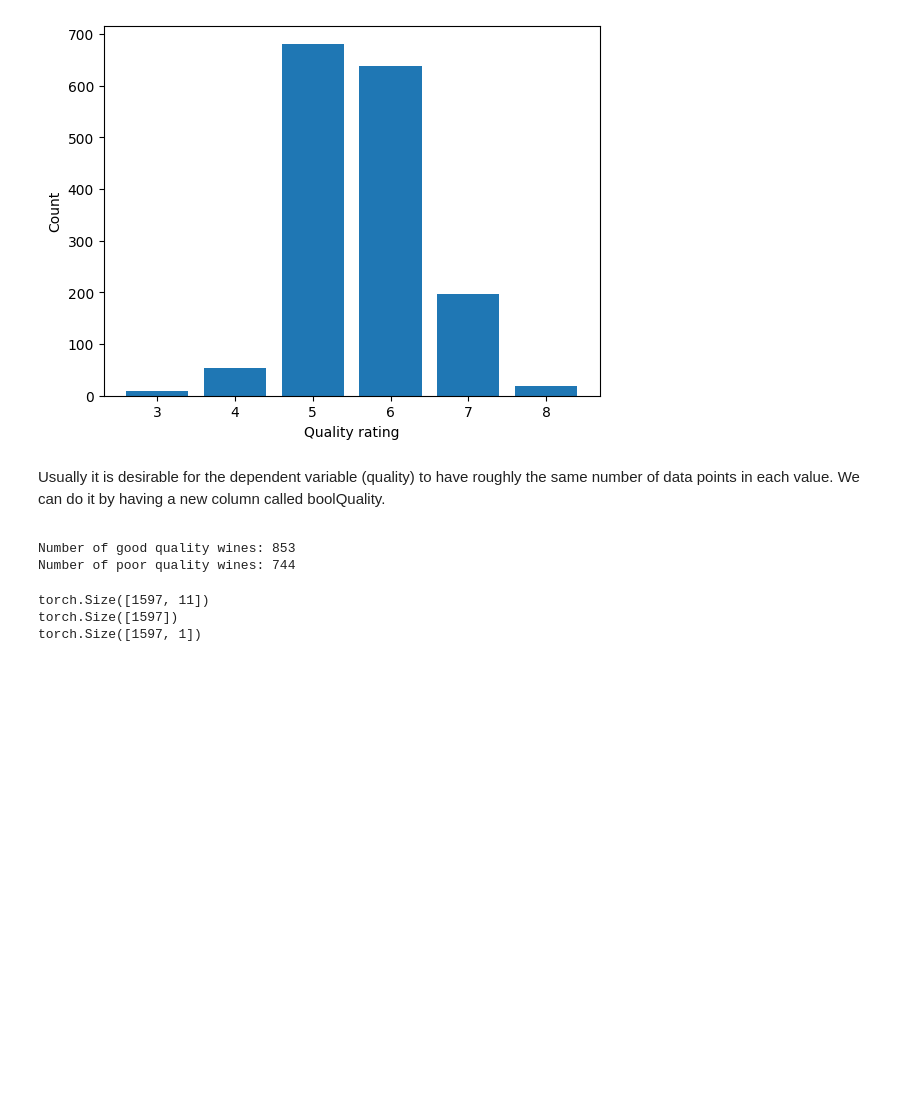
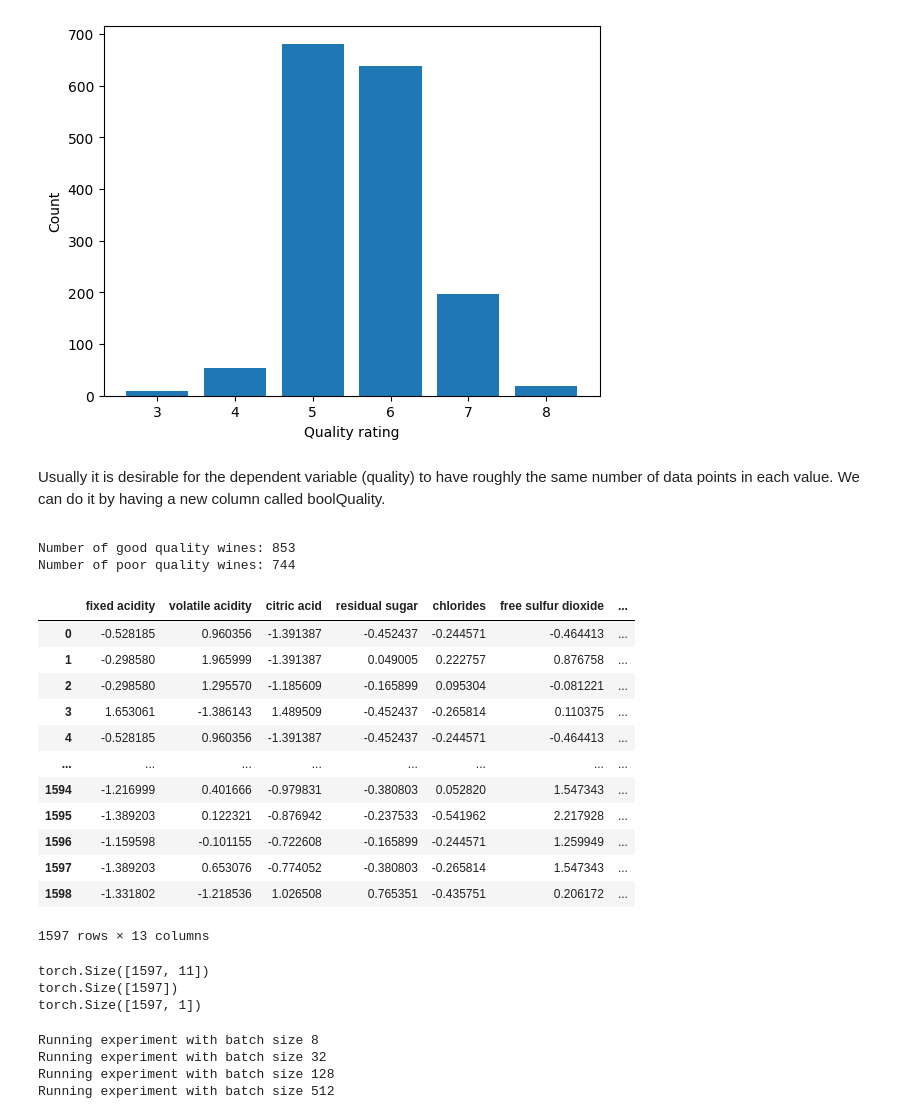
Before and after one commit to szalai-istvan/ai, a Jupyter notebook: deep-understanding-of-deep-learning/06-metaparameters/06-metaparameters.ipynb, the cells around one changed output. Drawn from its saved outputs; the diff is of its cells as text; code cells hidden in the pictures; blank space fills up the shorter version.

```diff
--- a/deep-understanding-of-deep-learning/06-metaparameters/06-metaparameters.ipynb
+++ b/deep-understanding-of-deep-learning/06-metaparameters/06-metaparameters.ipynb
@@ -135,10 +138,24 @@ plt.show()
 # %%
 data['boolQuality'] = data['quality'] > 5
 print(f'Number of good quality wines: {np.shape(data[data['boolQuality'] == True])[0]}')
 print(f'Number of poor quality wines: {np.shape(data[data['boolQuality'] == False])[0]}')
+data
 # %% [output]
 Number of good quality wines: 853
 Number of poor quality wines: 744
+|  | fixed acidity | volatile acidity | citric acid | residual sugar | chlorides | free sulfur dioxide | ... |
+| 0 | -0.528185 | 0.960356 | -1.391387 | -0.452437 | -0.244571 | -0.464413 | ... |
+| 1 | -0.298580 | 1.965999 | -1.391387 | 0.049005 | 0.222757 | 0.876758 | ... |
+| 2 | -0.298580 | 1.295570 | -1.185609 | -0.165899 | 0.095304 | -0.081221 | ... |
+| 3 | 1.653061 | -1.386143 | 1.489509 | -0.452437 | -0.265814 | 0.110375 | ... |
+| 4 | -0.528185 | 0.960356 | -1.391387 | -0.452437 | -0.244571 | -0.464413 | ... |
+| ... | ... | ... | ... | ... | ... | ... | ... |
+| 1594 | -1.216999 | 0.401666 | -0.979831 | -0.380803 | 0.052820 | 1.547343 | ... |
+| 1595 | -1.389203 | 0.122321 | -0.876942 | -0.237533 | -0.541962 | 2.217928 | ... |
+| 1596 | -1.159598 | -0.101155 | -0.722608 | -0.165899 | -0.244571 | 1.259949 | ... |
+| 1597 | -1.389203 | 0.653076 | -0.774052 | -0.380803 | -0.265814 | 1.547343 | ... |
+| 1598 | -1.331802 | -1.218536 | 1.026508 | 0.765351 | -0.435751 | 0.206172 | ... |
+1597 rows × 13 columns
 # %%
 dataTensor = torch.tensor(data[columnsToZscore].values).float()
 labels = torch.tensor(data['boolQuality'].values).float()
@@ -163,0 +232,25 @@ testLoader = DataLoader(testData, batch_size=testData.tensors[0].shape[0])
+# %%
+numberOfEpochs = 1_000
+batchSizes = 2**np.arange(3, 10, 2)
+
+trainingResults = np.zeros((numberOfEpochs, np.shape(batchSizes)[0]))
+testingResults = np.zeros((numberOfEpochs, np.shape(batchSizes)[0]))
+trainingTime = np.zeros(np.shape(batchSizes)[0])
+
+index = 0
+for batchSize in batchSizes:
+    print(f'Running experiment with batch size {batchSize}')
+    model = ANNwine()
+
+    startTime = time.process_time()
+    losses, trainingAccuracy, testAccuracy = trainModel(model, trainingData=trainData, testingData=testData, numberOfEpochs=numberOfEpochs, batchSize=int(batchSize))
+
+    trainingTime[index] = time.process_time() - startTime
+    trainingResults[:,index] = trainingAccuracy
+    testingResults[:,index] = testAccuracy
+    index += 1
+# %% [output]
+Running experiment with batch size 8
+Running experiment with batch size 32
+Running experiment with batch size 128
+Running experiment with batch size 512
```
Also changed, not shown: parts of 8 cells of this notebook, 1 other file.
